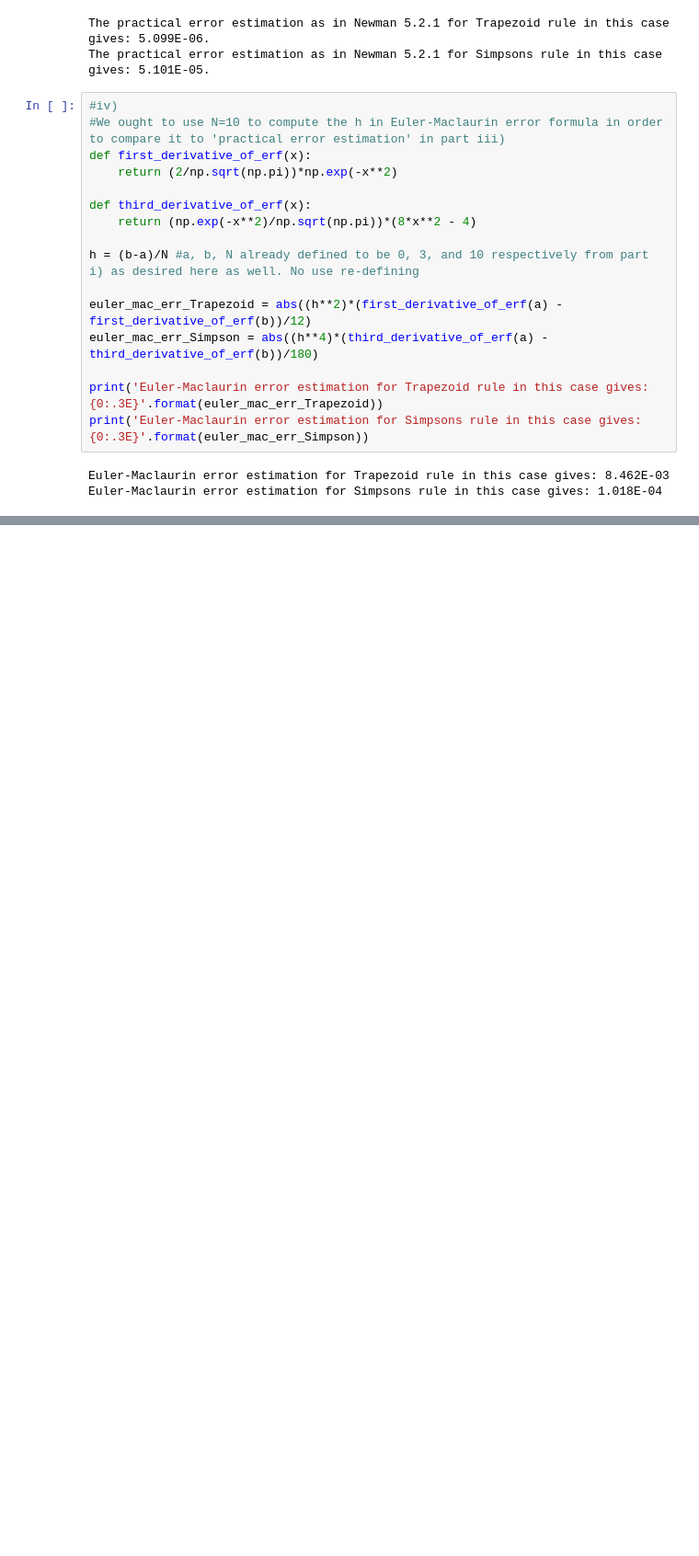
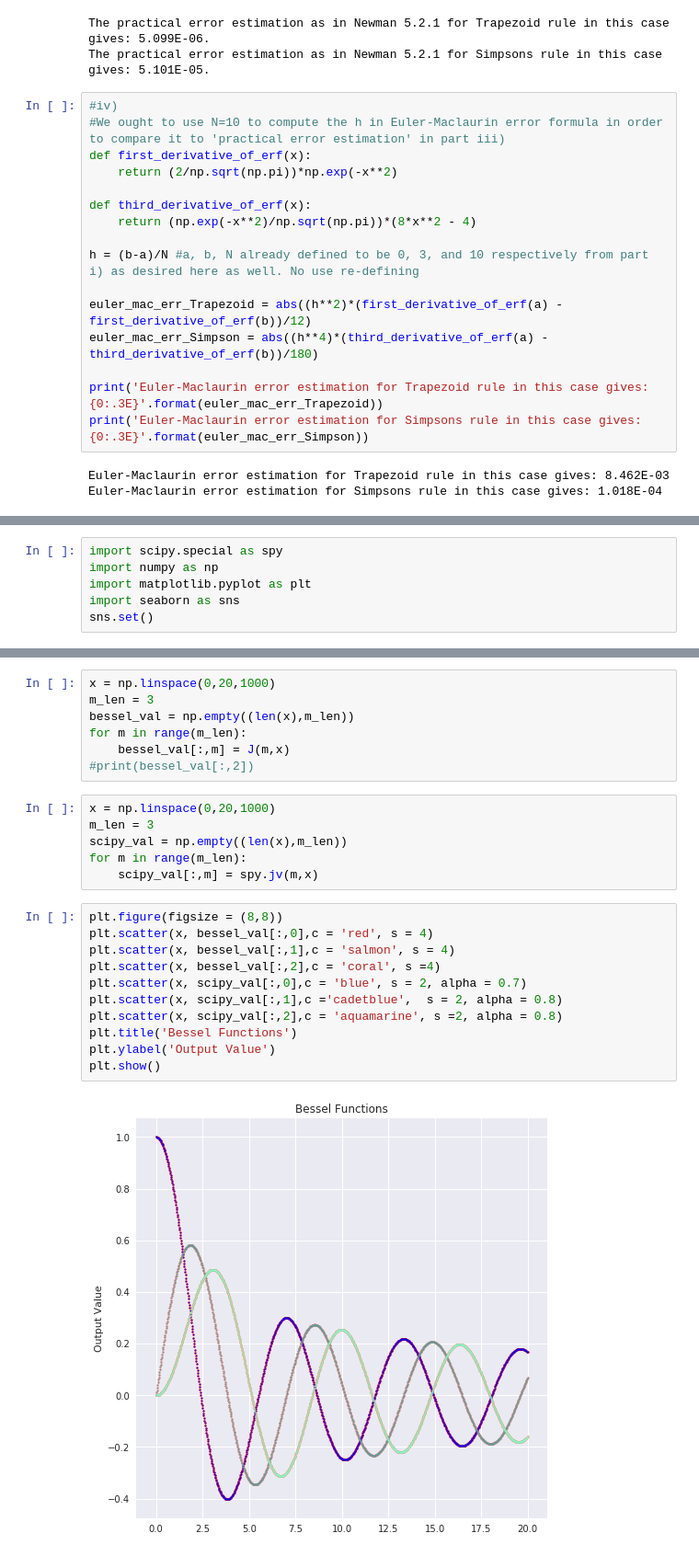
Before and after one commit to andrewkhardy/PHY-407, a Jupyter notebook: Lab02_Q2.ipynb, the cells around one changed output, grey strips where cells are left out. Shown at 92% size. Drawn from its saved outputs; the diff is of its cells as text; blank space fills up the shorter version.

```diff
--- a/Lab02_Q2.ipynb
+++ b/Lab02_Q2.ipynb
@@ -216,0 +220,6 @@ Euler-Maclaurin error estimation for Simpsons rule in this case gives: 1.018E-04
+# %%
+import scipy.special as spy
+import numpy as np
+import matplotlib.pyplot as plt
+import seaborn as sns
+sns.set()
@@ -216,0 +249,26 @@ Euler-Maclaurin error estimation for Simpsons rule in this case gives: 1.018E-04
+# %%
+x = np.linspace(0,20,1000)
+m_len = 3
+bessel_val = np.empty((len(x),m_len))
+for m in range(m_len):
+    bessel_val[:,m] = J(m,x)
+#print(bessel_val[:,2])
+# %%
+x = np.linspace(0,20,1000)
+m_len = 3
+scipy_val = np.empty((len(x),m_len))
+for m in range(m_len):
+    scipy_val[:,m] = spy.jv(m,x)
+# %%
+plt.figure(figsize = (8,8))
+plt.scatter(x, bessel_val[:,0],c = 'red', s = 4)
+plt.scatter(x, bessel_val[:,1],c = 'salmon', s = 4)
+plt.scatter(x, bessel_val[:,2],c = 'coral', s =4)
+plt.scatter(x, scipy_val[:,0],c = 'blue', s = 2, alpha = 0.7)
+plt.scatter(x, scipy_val[:,1],c ='cadetblue',  s = 2, alpha = 0.8)
+plt.scatter(x, scipy_val[:,2],c = 'aquamarine', s =2, alpha = 0.8)
+plt.title('Bessel Functions')
+plt.ylabel('Output Value')
+plt.show()
+# %% [output]
+[figure, added]
```
Also changed, not shown: parts of 6 cells of this notebook.
